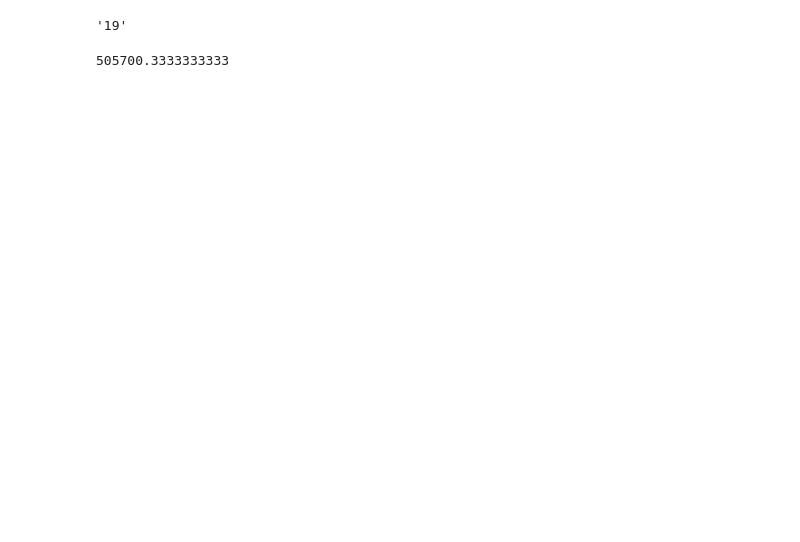
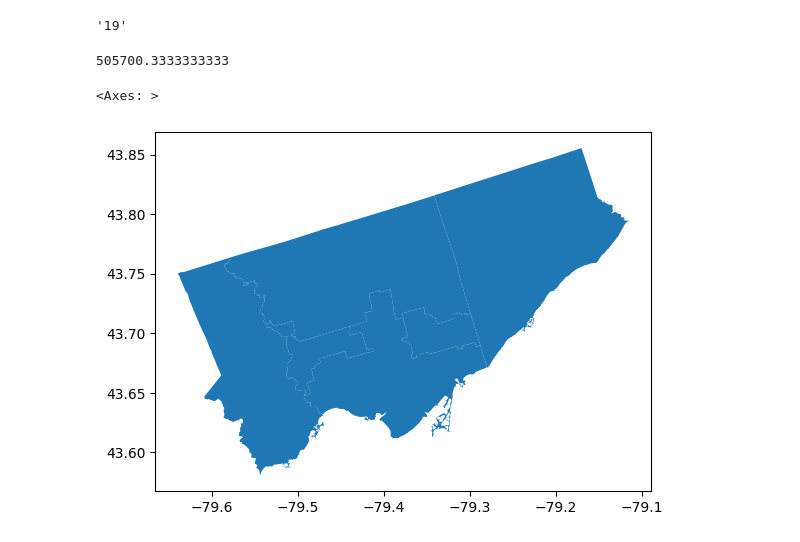
Before and after one commit to cghr-toronto/msa-2024-internship, a Jupyter notebook: experiments/manipulate.ipynb, the cells around one changed output. Saved outputs shown, nothing was run; the diff lists cells and outputs as text; code cells hidden in the pictures; blank space fills up the shorter version.

```diff
--- a/experiments/manipulate.ipynb
+++ b/experiments/manipulate.ipynb
@@ -28,3 +28,9 @@ fmbd["AREA_SHORT_CODE"].max()
 fmbd["AREA_ID"].mean()
 # %% [output]
 505700.3333333333
+# %%
+fmbd.crs
+fmbd.plot()
+# %% [output]
+<Axes: >
+[figure, added]
```
Also changed, not shown: parts of 5 cells of this notebook.
